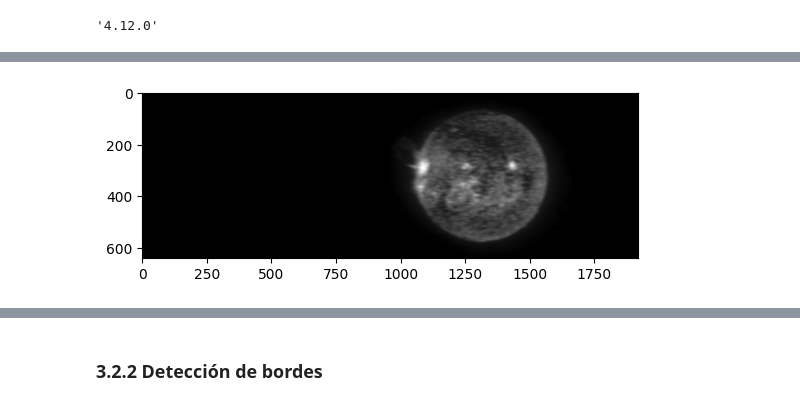
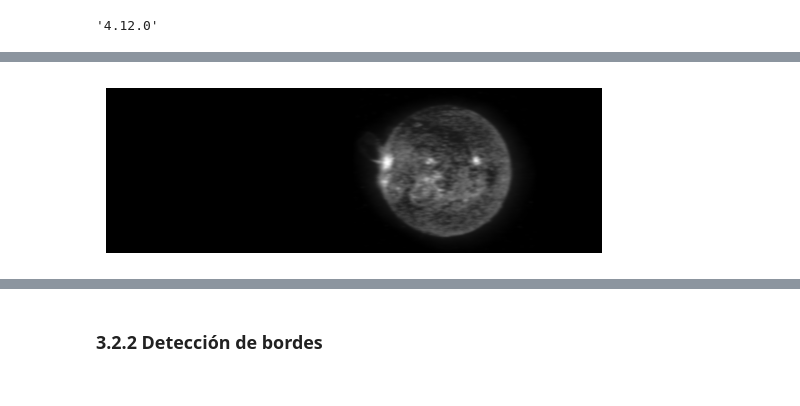
Before and after one commit to PabloKevin/DSP_LabII_Filtrado_Signals_ndims, a Jupyter notebook: Tratamiento_Imagenes.ipynb, the cells around one changed output, grey strips where cells are left out. Cells and saved outputs as stored; diff of their text form; code cells hidden in the pictures.

```diff
--- a/Tratamiento_Imagenes.ipynb
+++ b/Tratamiento_Imagenes.ipynb
@@ -68,6 +73,7 @@ plt.show()
 # %%
 ifft_img = np.fft.ifft2(filtered_IMG)
 plt.imshow(np.abs(ifft_img), cmap = 'gray')
+plt.axis('off')
 plt.show()
 # %% [output]
-[figure, old version]
+[figure, new version]
```
Also changed, not shown: parts of 18 cells of this notebook, 2 other files.
